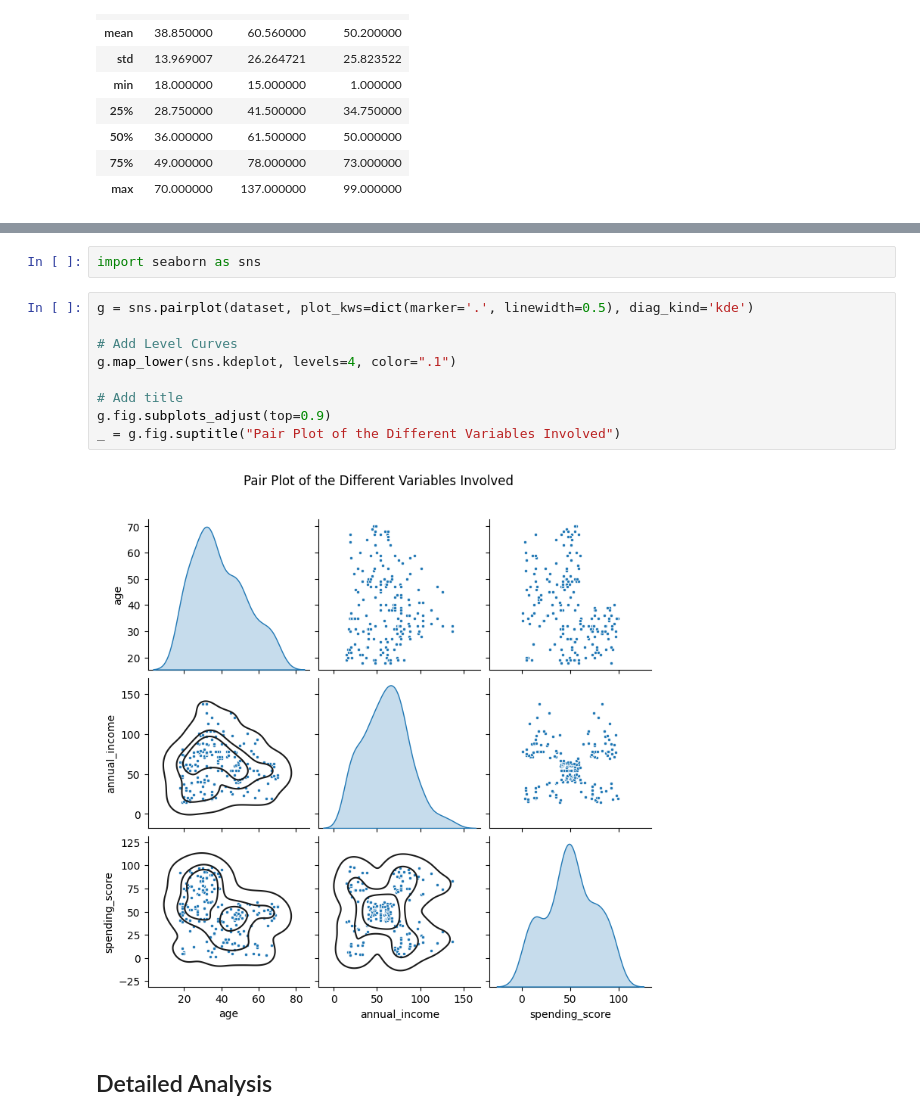
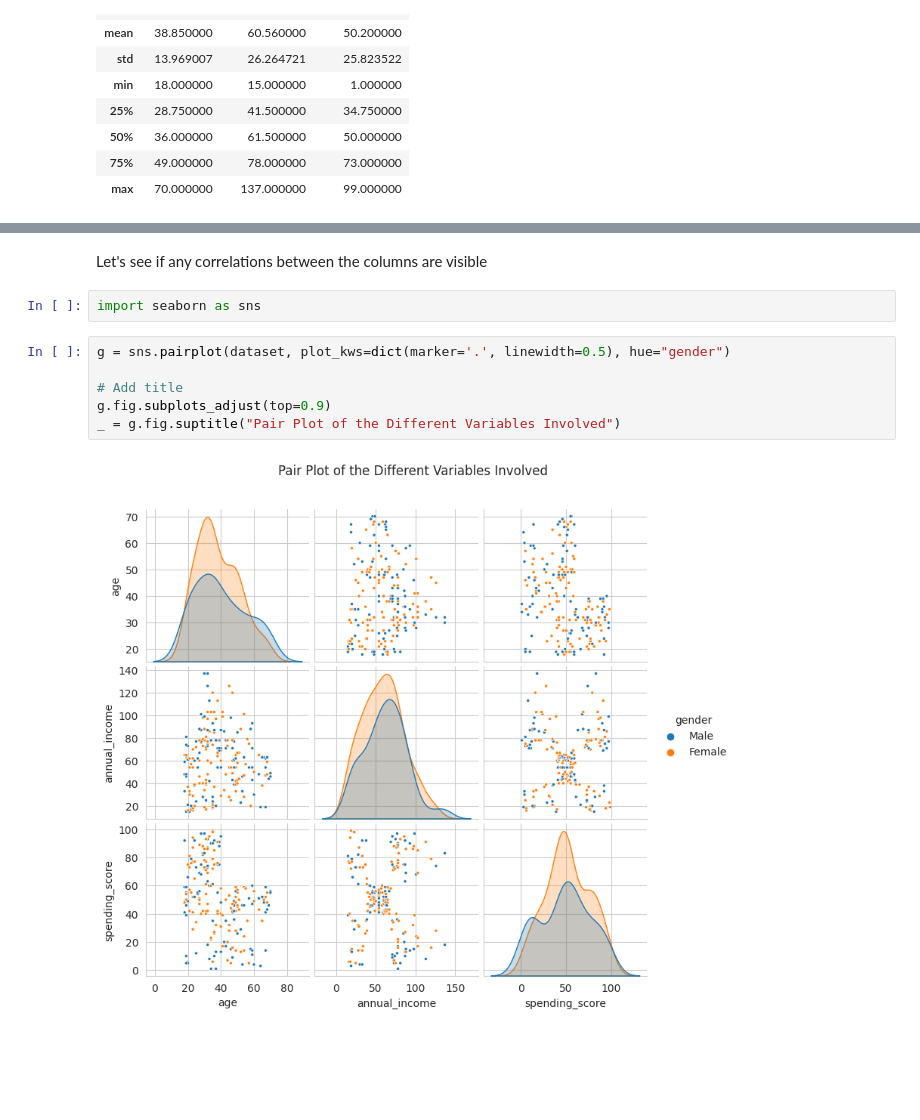
Before and after one commit to MK8BK/customer-spending, a Jupyter notebook: main.ipynb, the cells around one changed output, grey strips where cells are left out. Saved outputs shown, nothing was run; the diff lists cells and outputs as text; blank space fills up the shorter version.

Commit message:
started detailed analysis

```diff
--- a/main.ipynb
+++ b/main.ipynb
@@ -125,15 +135,12 @@ plt.show()
+# %% [markdown]
+Let's see if any correlations between the columns are visible
 # %%
 import seaborn as sns
 # %%
-g = sns.pairplot(dataset, plot_kws=dict(marker='.', linewidth=0.5), diag_kind='kde')
-
-# Add Level Curves
-g.map_lower(sns.kdeplot, levels=4, color=".1")
+g = sns.pairplot(dataset, plot_kws=dict(marker='.', linewidth=0.5), hue="gender")
 
 # Add title
 g.fig.subplots_adjust(top=0.9)
 _ = g.fig.suptitle("Pair Plot of the Different Variables Involved")
 # %% [output]
-[figure, old version]
+[figure, new version]
-# %% [markdown]
-## Detailed Analysis
```
Also changed, not shown: parts of 17 cells of this notebook.
